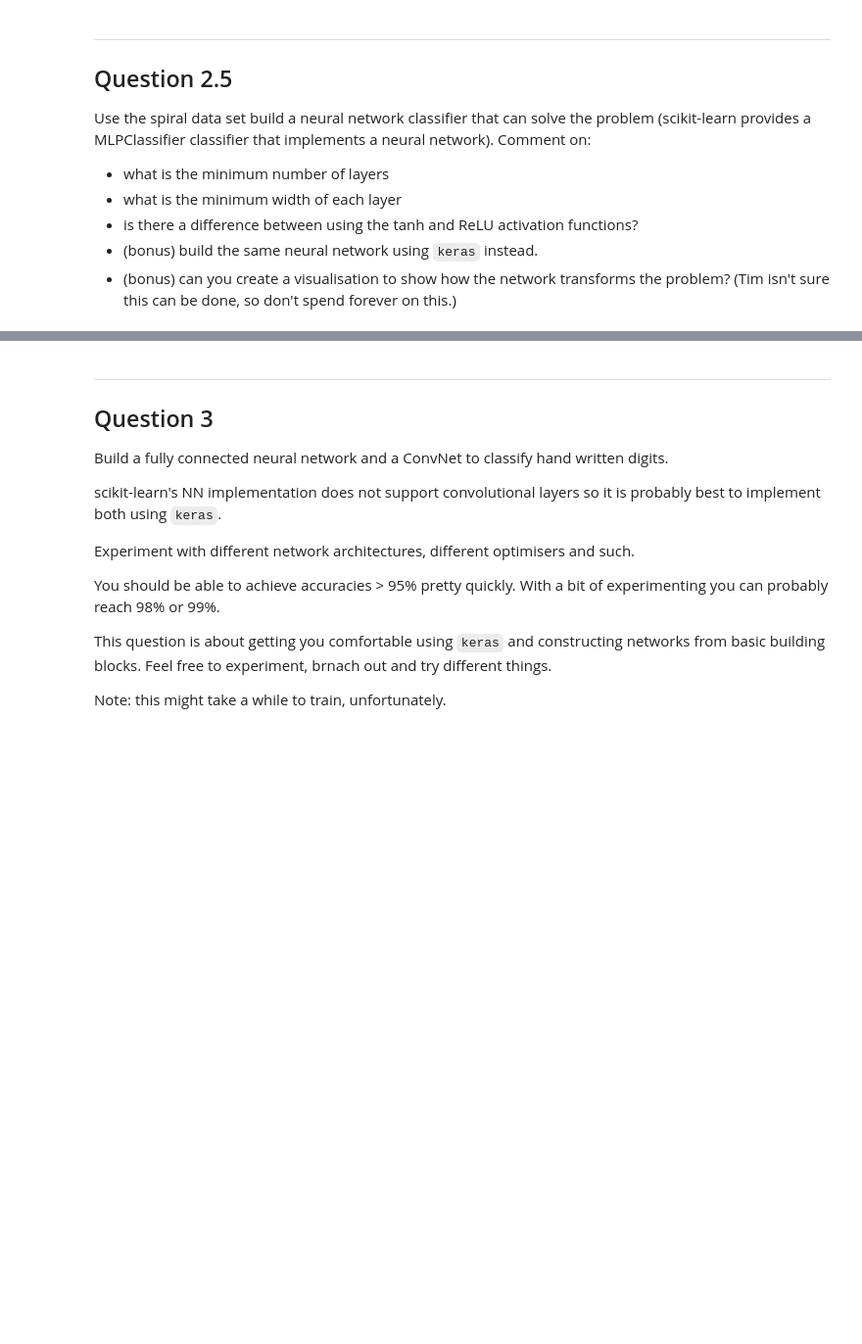
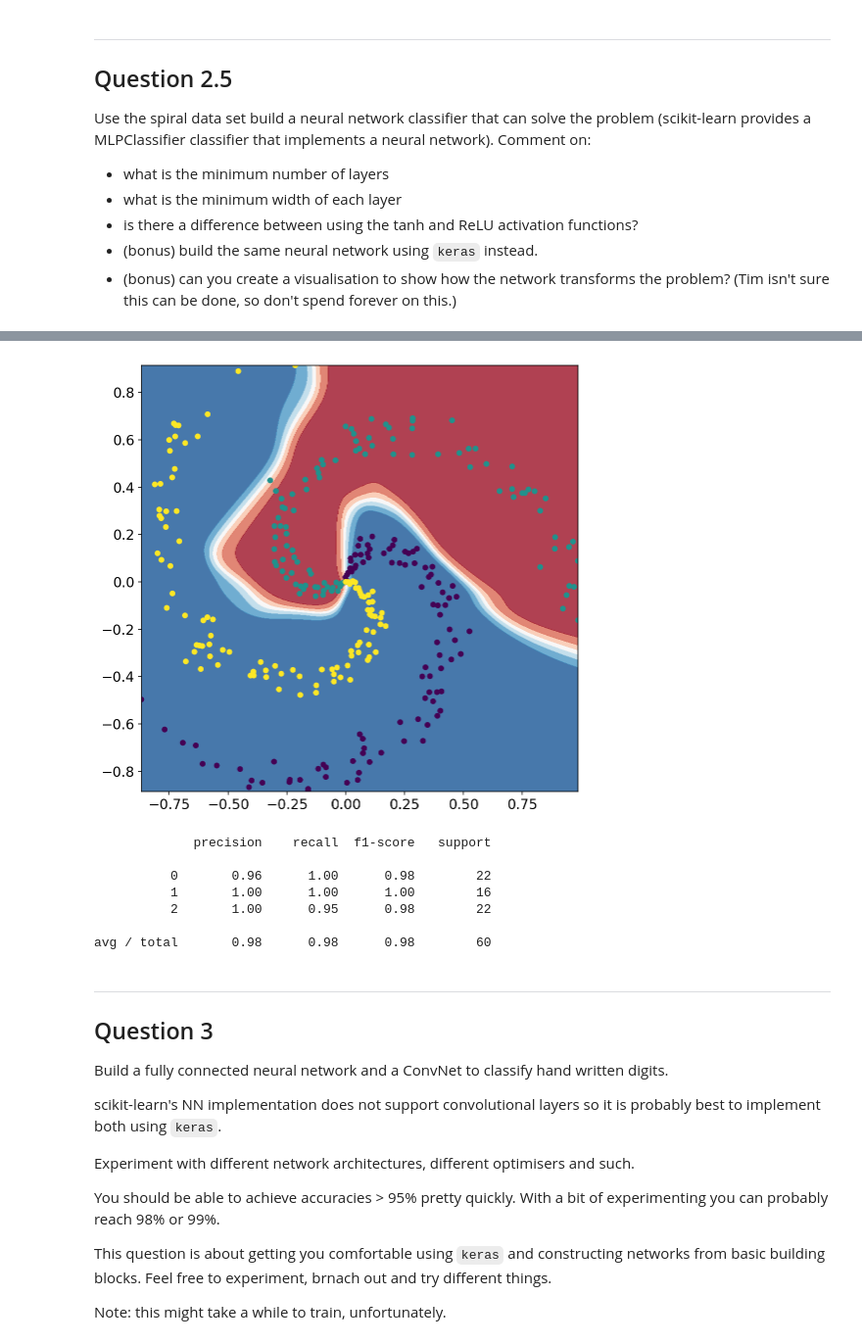
Before and after one commit to cemalper2/advanced_computing, a Jupyter notebook: 03-neural-networks/exercise.ipynb, the cells around one changed output, grey strips where cells are left out. Shown at 98% size. Saved outputs shown, nothing was run; the diff lists cells and outputs as text; code cells hidden in the pictures; blank space fills up the shorter version.

```diff
--- a/03-neural-networks/exercise.ipynb
+++ b/03-neural-networks/exercise.ipynb
@@ -260,3 +266,18 @@ Training loss did not improve more than tol=0.000100 for two consecutive epochs.
+# %%
+clf = MLPClassifier(activation='tanh',hidden_layer_sizes=(40,20), verbose = False,learning_rate = 'adaptive', learning_rate_init = 0.05)
+clf.fit(X_train,y_train)
+plot_surface(clf,X,y)
+clf.score(X_test,y_test)
+print(classification_report(y_test,clf.predict(X_test)))
+# %% [output]
+[figure, added]
+             precision    recall  f1-score   support
+
+          0       0.96      1.00      0.98        22
+          1       1.00      1.00      1.00        16
+          2       1.00      0.95      0.98        22
+
+avg / total       0.98      0.98      0.98        60
 # %% [markdown]
 ---
 
```
Also changed, not shown: parts of 4 cells of this notebook.
